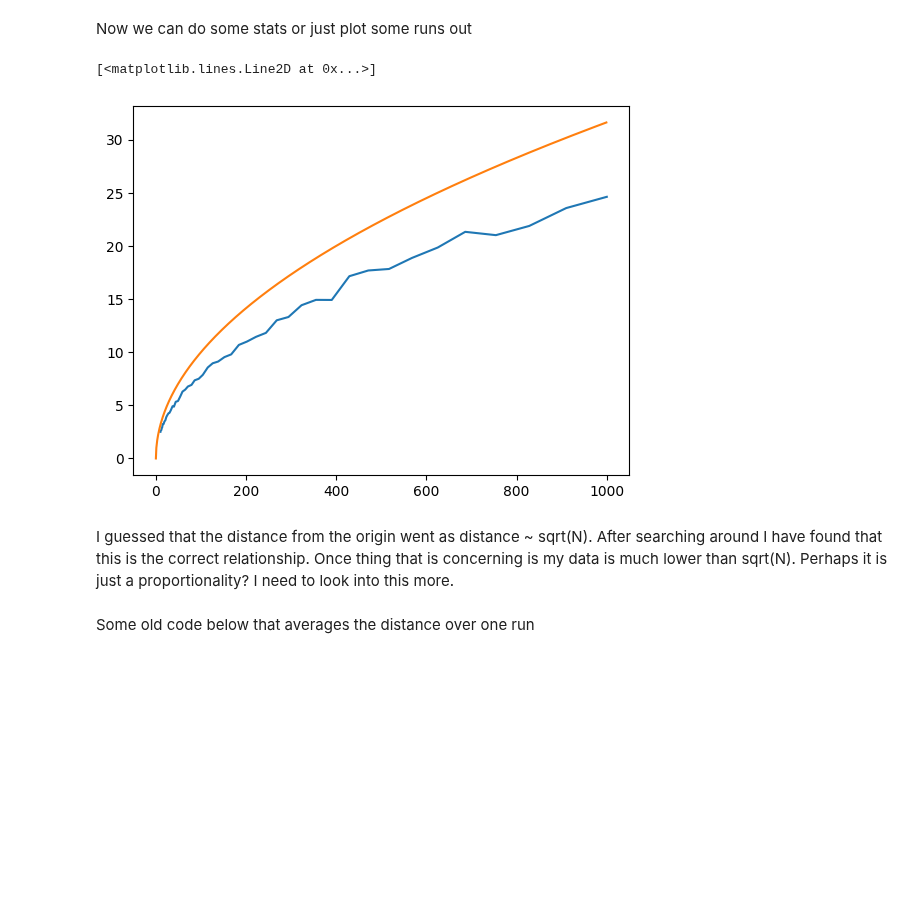
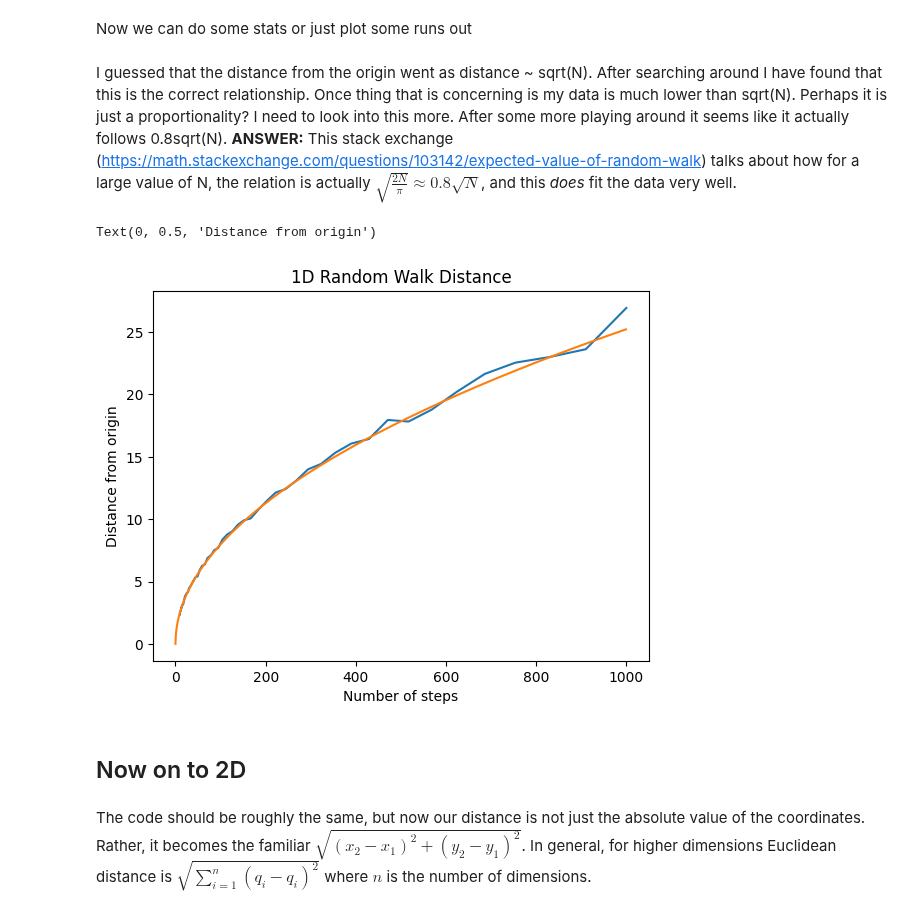
Before and after one commit to noahchanoah/thesis, a Jupyter notebook: RandomWalk.ipynb, the cells around one changed output. Saved outputs shown, nothing was run; the diff lists cells and outputs as text; code cells hidden in the pictures; blank space fills up the shorter version.

Commit message:
Rescale 1D sqrt curve

```diff
--- a/RandomWalk.ipynb
+++ b/RandomWalk.ipynb
@@ -57,22 +57,30 @@ def avg_distance(number_of_steps: int, number_of_trials:int) -> float:
     return avg_dist
 
 
-number_of_steps = 1000
-number_of_trials = 1000
+number_of_steps = 1000 #1000
+number_of_trials = 1000  #1000
 #res = avg_distance(number_of_steps,number_of_trials)
 #print("The average distance upon termination is: %s" % res)
 
 logspacing = 50
-#this lets us plot the average distance at termination as a functio of many steps taken
-plt.plot([int(step) for step in np.logspace(1,math.log10(number_of_steps),logspacing)], [avg_distance(int(step),number_of_trials) for step in np.logspace(1,math.log10(number_of_steps),logspacing)])
-#plt.plot([x+1 for x in np.arange(1000)], [math.log(x+1) for x in np.arange(1000)])
-plt.plot([x for x in np.arange(1000)], [math.sqrt(x) for x in np.arange(1000)])
+#datax
+steps = [int(step) for step in np.logspace(1,math.log10(number_of_steps),logspacing)]
+#datay
+walk_distance = [avg_distance(int(step),number_of_trials) for step in np.logspace(1,math.log10(number_of_steps),logspacing)]
-# %% [output]
-[<matplotlib.lines.Line2D at 0x...>]
-[figure, removed]
 # %% [markdown]
-I guessed that the distance from the origin went as distance ~ sqrt(N). After searching around I have found that this is the correct relationship. Once thing that is concerning is my data is much lower than sqrt(N). Perhaps it is just a proportionality? I need to look into this more.
+I guessed that the distance from the origin went as distance ~ sqrt(N). After searching around I have found that this is the correct relationship. Once thing that is concerning is my data is much lower than sqrt(N). Perhaps it is just a proportionality? I need to look into this more. After some more playing around it seems like it actually follows 0.8sqrt(N). **ANSWER:** This stack exchange (https://math.stackexchange.com/questions/103142/expected-value-of-random-walk) talks about how for a large value of N, the relation is actually $\sqrt{\frac{2N}{\pi}} \approx 0.8 \sqrt{N}$, and this *does* fit the data very well.
-# %% [markdown]
-Some old code below that averages the distance over one run
+# %%
+plt.plot(steps, walk_distance)
+plt.plot([x for x in np.arange(1000)], [math.sqrt((2*x)/math.pi) for x in np.arange(1000)])
+plt.title("1D Random Walk Distance")
+plt.xlabel("Number of steps")
+plt.ylabel("Distance from origin")
+# %% [output]
+Text(0, 0.5, 'Distance from origin')
+[figure, added]
+# %% [markdown]
+## Now on to 2D
+# %% [markdown]
+The code should be roughly the same, but now our distance is not just the absolute value of the coordinates. Rather, it becomes the familiar $\sqrt{(x_2-x_1)^2+(y_2-y_1)^2}$. In general, for higher dimensions Euclidean distance is $\sqrt{\sum_{i=1}^n (q_i-q_i)^2}$ where $n$ is the number of dimensions.
 # %%
 #a function to calculate average distance from the origin for a random walk of N steps
```
Also changed, not shown: parts of 2 cells of this notebook.
